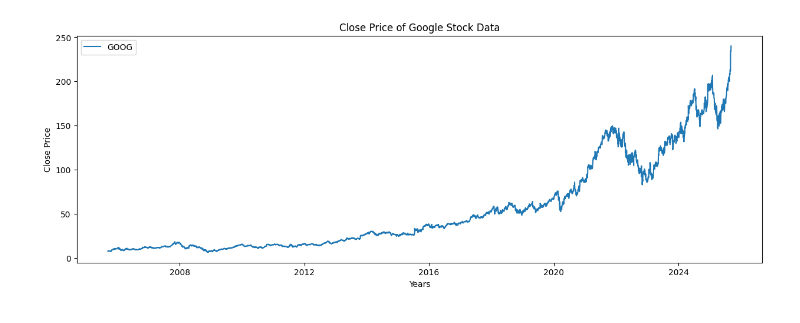
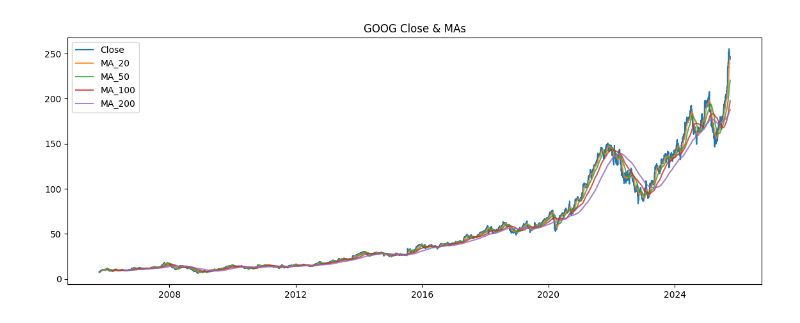
Before and after one commit to Anand-Reddy-Yanna/stock_price_prediction-main, a Jupyter notebook: fixed_stock_price.ipynb, the cells around one changed output. Cells and saved outputs as stored; diff of their text form; code cells hidden in the pictures.

```diff
--- a/fixed_stock_price.ipynb
+++ b/fixed_stock_price.ipynb
@@ -12,9 +22,20 @@ from keras.layers import Dense, LSTM
 # %%
 
-# Download Google stock data for last 20 years
-end = datetime.now()
-start = datetime(end.year - 20, end.month, end.day)
-stock = "GOOG"
-google_data = yf.download(stock, start, end)
+# Data loading aligned with app (single-index columns)
+end = datetime.now().date()
+start = end - timedelta(days=365*20)
+
+ticker = "GOOG"  # you can change this
+
+# match app: keep selected OHLCV columns and ensure datetime index
+raw = yf.download(ticker, start=start, end=end + timedelta(days=1), auto_adjust=False)
+expected_cols = ['Open','High','Low','Close','Adj Close','Volume']
+available_cols = [c for c in expected_cols if c in raw.columns]
+df = raw[available_cols].copy()
+if "Adj Close" in df.columns:
+    df.rename(columns={"Adj Close": "Adj_Close"}, inplace=True)
+df.index = pd.to_datetime(df.index)
+
+print(df.tail(3))
 # %% [output]
 [*********************100%***********************]  1 of 1 completed
@@ -36,8 +87,22 @@ def plot_graph(figsize, values, column_name):
 # %%
 
-# Plot Closing Price
-plot_graph((15, 5), google_data['Close'], 'Close Price')
+# Compute indicators and quick plots
+_df = df.copy()
+_df = add_moving_averages(_df)
+_df = add_bollinger_bands(_df)
+_df = add_rsi(_df)
+_df = add_macd(_df)
+
+plt.figure(figsize=(14,5))
+plt.plot(_df.index, _df['Close'], label='Close')
+for w in [20,50,100,200]:
+    col = f"MA_{w}"
+    if col in _df.columns:
+        plt.plot(_df.index, _df[col], label=col, alpha=0.8)
+plt.title(f"{ticker} Close & MAs")
+plt.legend()
+plt.show()
 # %% [output]
-[figure, old version]
+[figure, new version]
 # %%
 
```
Also changed, not shown: parts of 10 cells of this notebook, 3 other files.
